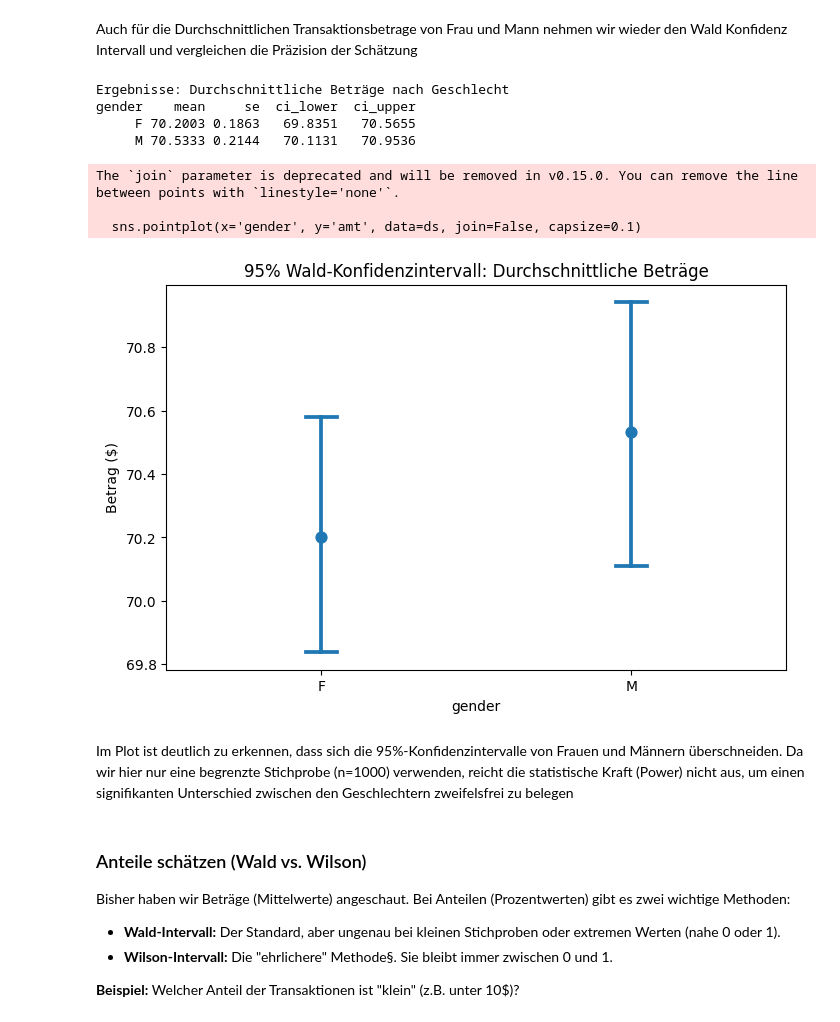
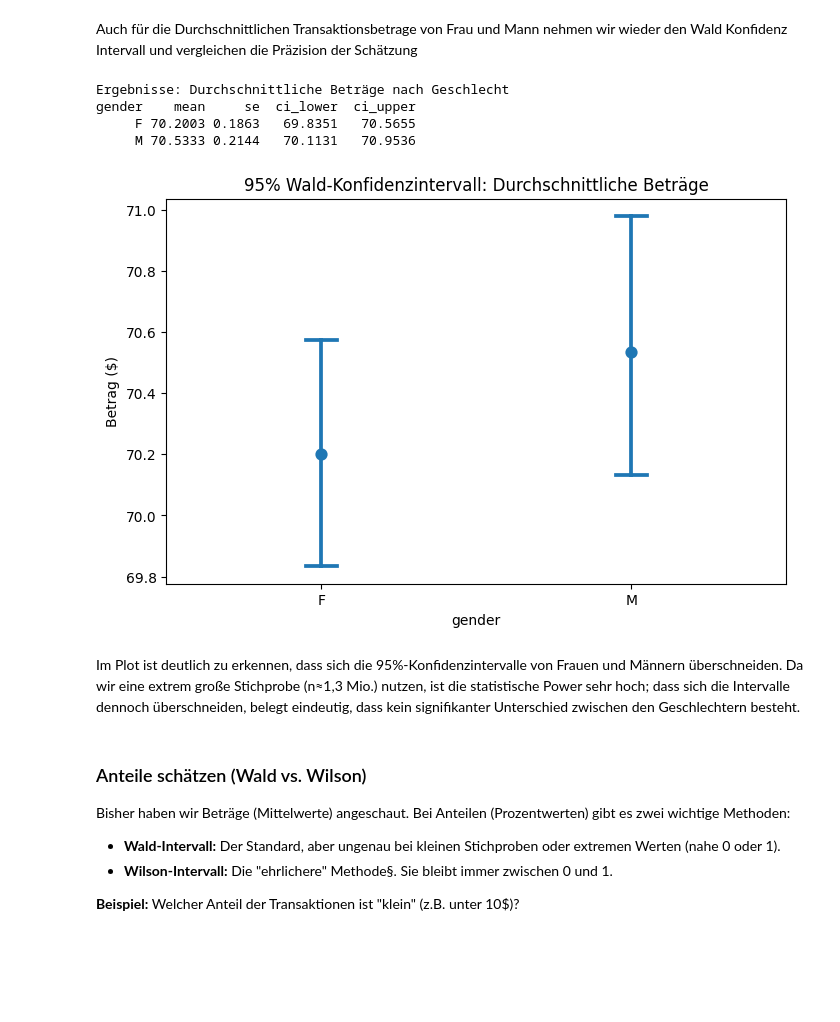
Before and after one commit to philethaler/Statistik-Datenbank, a Jupyter notebook: Analyse_6.ipynb, the cells around one changed output. Drawn from its saved outputs; the diff is of its cells as text; code cells hidden in the pictures; blank space fills up the shorter version.

```diff
--- a/Analyse_6.ipynb
+++ b/Analyse_6.ipynb
@@ -139,34 +139,31 @@ Auch für die Durchschnittlichen Transaktionsbetrage von Frau und Mann nehmen wi
 # %%
 #  Kennzahlen berechnen
 stats_gender = ds.groupby('gender')['amt'].agg(['mean', 'std', 'count']).reset_index()
 
 # Wald-Konfidenzintervall berechnen
 z = 1.96
 stats_gender['se'] = stats_gender['std'] / np.sqrt(stats_gender['count'])
 stats_gender['ci_lower'] = stats_gender['mean'] - z * stats_gender['se']
 stats_gender['ci_upper'] = stats_gender['mean'] + z * stats_gender['se']
 
 # Ergebnisausgabe
 print("Ergebnisse: Durchschnittliche Beträge nach Geschlecht")
 print(stats_gender[['gender', 'mean', 'se', 'ci_lower', 'ci_upper']].to_string(index=False))
 
 # Visualisierung
 plt.figure(figsize=(8, 5))
-sns.pointplot(x='gender', y='amt', data=ds, join=False, capsize=0.1)
+sns.pointplot(x='gender', y='amt', data=ds, linestyle= 'none', capsize=0.1)
 plt.title('95% Wald-Konfidenzintervall: Durchschnittliche Beträge')
 plt.ylabel('Betrag ($)')
 plt.show()
 # %% [output]
 Ergebnisse: Durchschnittliche Beträge nach Geschlecht
 gender    mean     se  ci_lower  ci_upper
      F 70.2003 0.1863   69.8351   70.5655
      M 70.5333 0.2144   70.1131   70.9536
-The `join` parameter is deprecated and will be removed in v0.15.0. You can remove the line between points with `linestyle='none'`.
-
-  sns.pointplot(x='gender', y='amt', data=ds, join=False, capsize=0.1)
-[figure, old version]
+[figure, new version]
 # %% [markdown]
-Im Plot ist deutlich zu erkennen, dass sich die 95%-Konfidenzintervalle von Frauen und Männern überschneiden. Da wir hier nur eine begrenzte Stichprobe (n=1000) verwenden, reicht die statistische Kraft (Power) nicht aus, um einen signifikanten Unterschied zwischen den Geschlechtern zweifelsfrei zu belegen
+Im Plot ist deutlich zu erkennen, dass sich die 95%-Konfidenzintervalle von Frauen und Männern überschneiden. Da wir eine extrem große Stichprobe (n≈1,3 Mio.) nutzen, ist die statistische Power sehr hoch; dass sich die Intervalle dennoch überschneiden, belegt eindeutig, dass kein signifikanter Unterschied zwischen den Geschlechtern besteht.
 # %% [markdown]
 ### Anteile schätzen (Wald vs. Wilson)
 Bisher haben wir Beträge (Mittelwerte) angeschaut. Bei Anteilen (Prozentwerten) gibt es zwei wichtige Methoden:
```
Also changed, not shown: 1 other file.
